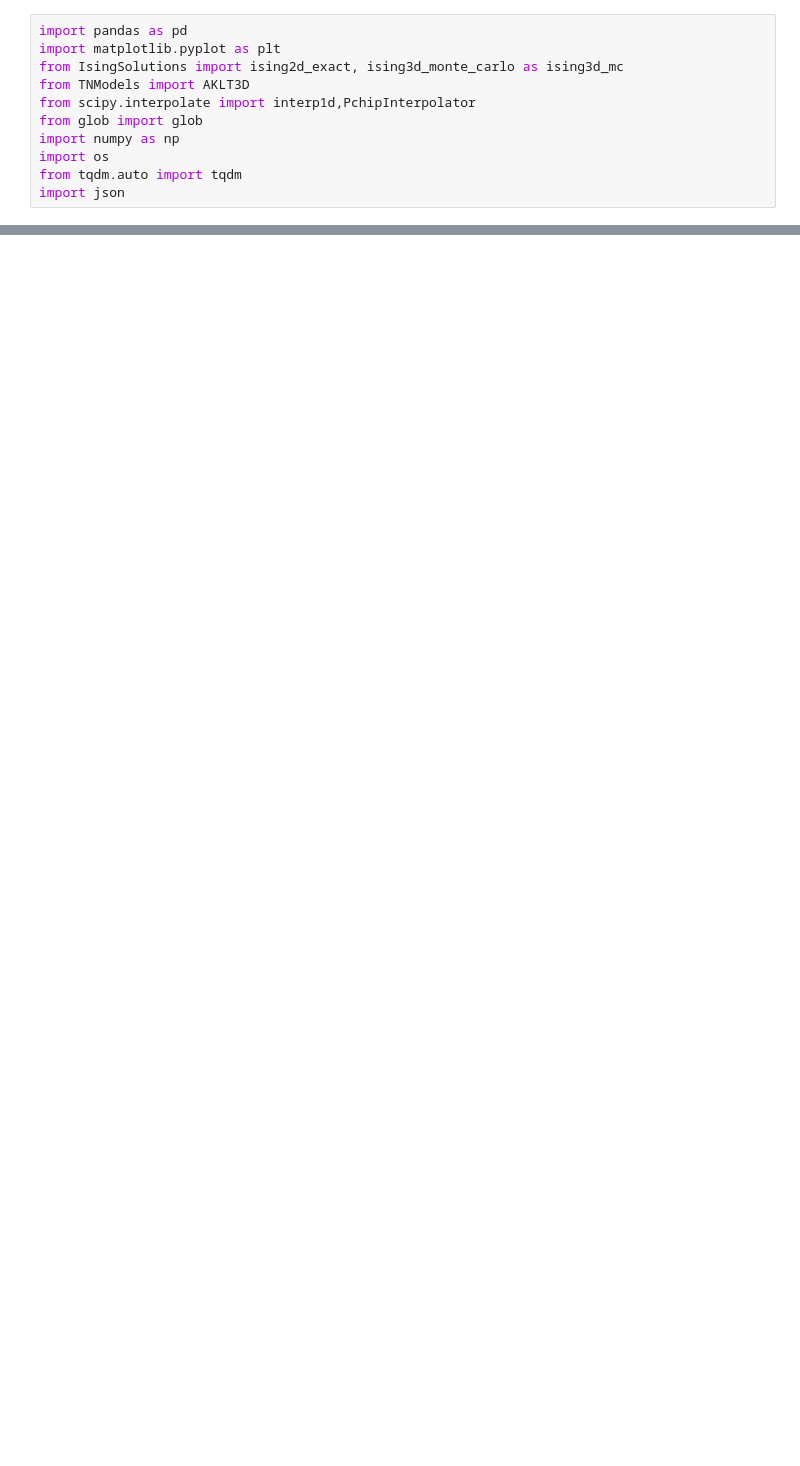
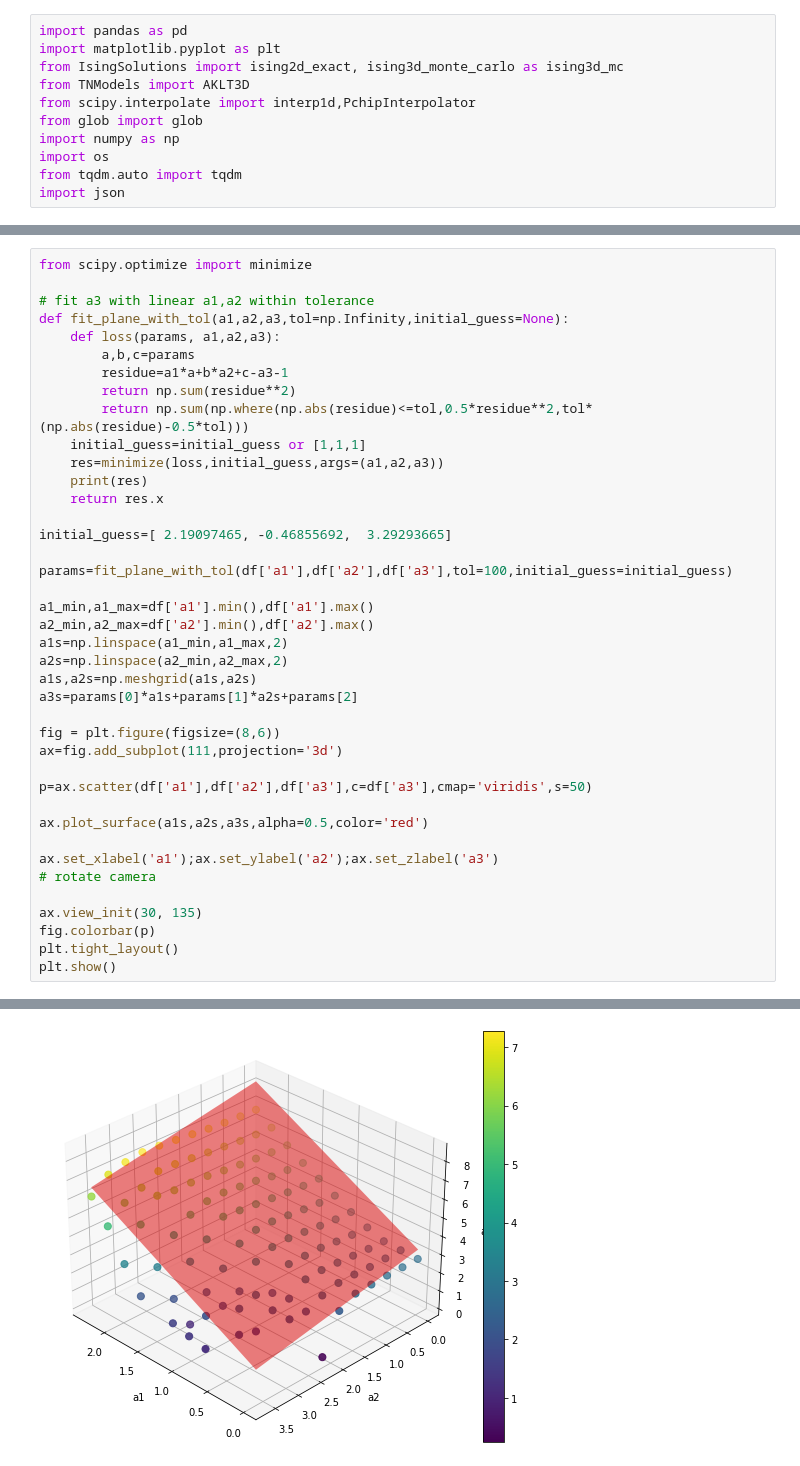
Before and after one commit to fangzhangmnm/AKLT3D, a Jupyter notebook: plot_critical.ipynb, the cells around one changed output, grey strips where cells are left out. Saved outputs shown, nothing was run; the diff lists cells and outputs as text; blank space fills up the shorter version.

```diff
--- a/plot_critical.ipynb
+++ b/plot_critical.ipynb
@@ -91 +111,42 @@ wrong, need fixing
 saved to ./data_output/AKLT3D_X10_scan_grid_critical_a3/image_plot.png
+# %%
+from scipy.optimize import minimize
+
+# fit a3 with linear a1,a2 within tolerance
+def fit_plane_with_tol(a1,a2,a3,tol=np.Infinity,initial_guess=None):
+    def loss(params, a1,a2,a3):
+        a,b,c=params
+        residue=a1*a+b*a2+c-a3-1
+        return np.sum(residue**2)
+        return np.sum(np.where(np.abs(residue)<=tol,0.5*residue**2,tol*(np.abs(residue)-0.5*tol)))
+    initial_guess=initial_guess or [1,1,1]
+    res=minimize(loss,initial_guess,args=(a1,a2,a3))
+    print(res)
+    return res.x
+
+initial_guess=[ 2.19097465, -0.46855692,  3.29293665]
+
+params=fit_plane_with_tol(df['a1'],df['a2'],df['a3'],tol=100,initial_guess=initial_guess)
+
+a1_min,a1_max=df['a1'].min(),df['a1'].max()
+a2_min,a2_max=df['a2'].min(),df['a2'].max()
+a1s=np.linspace(a1_min,a1_max,2)
+a2s=np.linspace(a2_min,a2_max,2)
+a1s,a2s=np.meshgrid(a1s,a2s)
+a3s=params[0]*a1s+params[1]*a2s+params[2]
+
+fig = plt.figure(figsize=(8,6))
+ax=fig.add_subplot(111,projection='3d')
+
+p=ax.scatter(df['a1'],df['a2'],df['a3'],c=df['a3'],cmap='viridis',s=50)
+
+ax.plot_surface(a1s,a2s,a3s,alpha=0.5,color='red')
+
+ax.set_xlabel('a1');ax.set_ylabel('a2');ax.set_zlabel('a3')
+# rotate camera
+
+ax.view_init(30, 135)
+fig.colorbar(p)
+plt.tight_layout()
+plt.show()
+# %% [output]
@@ -91,0 +165 @@ saved to ./data_output/AKLT3D_X10_scan_grid_critical_a3/image_plot.png
+[figure, added]
```
Also changed, not shown: parts of 4 cells of this notebook, 12 other files.
